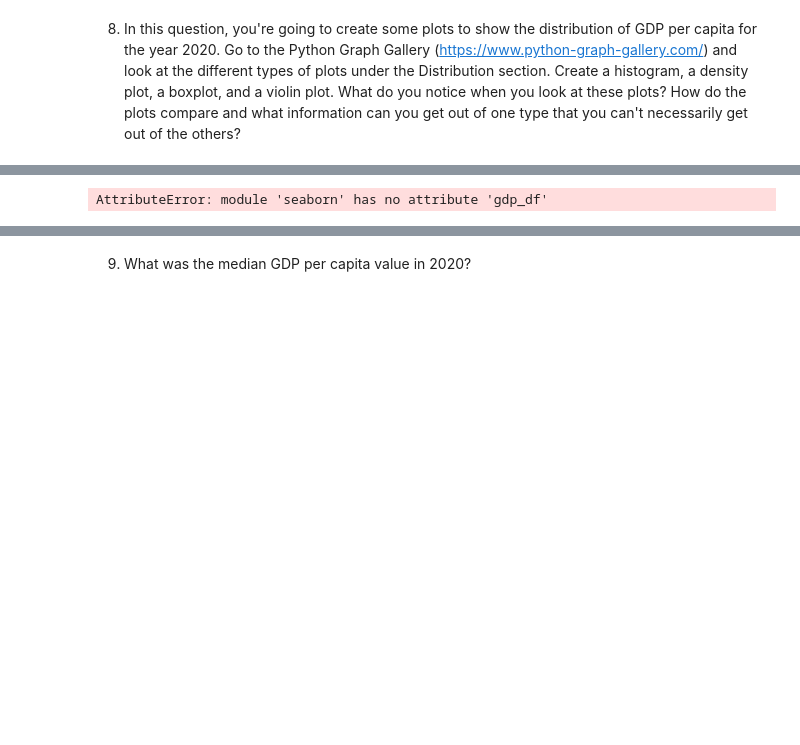
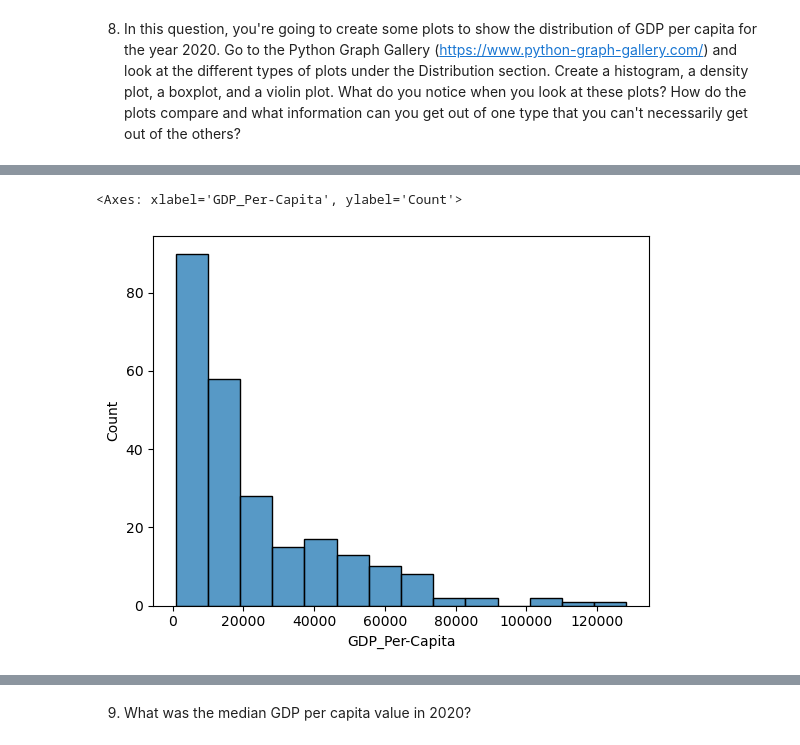
Before and after one commit to NSS-Data-Analytics-Cohort-14/gdp-and-internet-usage-jmo703, a Jupyter notebook: notebooks/python_project.ipynb, the cells around one changed output, grey strips where cells are left out. Drawn from its saved outputs; the diff is of its cells as text; code cells hidden in the pictures; blank space fills up the shorter version.

```diff
--- a/notebooks/python_project.ipynb
+++ b/notebooks/python_project.ipynb
@@ -48,3 +48,5 @@ dtypes: float64(2), int64(1), object(1)
 memory usage: 257.0+ KB
 # %% [markdown]
 6. Drop the `Value Footnotes` column and rename the remaining three to 'Country', 'Year', and 'GDP_Per_Capita'.
+# %%
+renamed_gdp_df=gdp_df.rename(columns={'Country or Area':'Country', 'Year':'Year', 'Value':'GDP_Per-Capita'})
@@ -51,2 +62,2 @@ memory usage: 257.0+ KB
 # %%
-gdp_df=gdp_df.drop('Value Footnotes', axis = 1)
+cleaned_gdp_df=renamed_gdp_df.drop('Value Footnotes', axis = 1)
@@ -81,2 +93,4 @@ Name: Year, dtype: object
 # %% [markdown]
 8. In this question, you're going to create some plots to show the distribution of GDP per capita for the year 2020. Go to the Python Graph Gallery (https://www.python-graph-gallery.com/) and look at the different types of plots under the Distribution section. Create a histogram, a density plot, a boxplot, and a violin plot. What do you notice when you look at these plots? How do the plots compare and what information can you get out of one type that you can't necessarily get out of the others?
+# %%
+twentytwentydf = cleaned_gdp_df[gdp_df['Year']==2020]
@@ -83,4 +114,5 @@ Name: Year, dtype: object
 # %%
-df_hist = sns.gdp_df
+sns.histplot(data=twentytwentydf, x='GDP_Per-Capita')
 # %% [output]
-AttributeError: module 'seaborn' has no attribute 'gdp_df'
+<Axes: xlabel='GDP_Per-Capita', ylabel='Count'>
+[figure, added]
```
Also changed, not shown: parts of 17 cells of this notebook.
